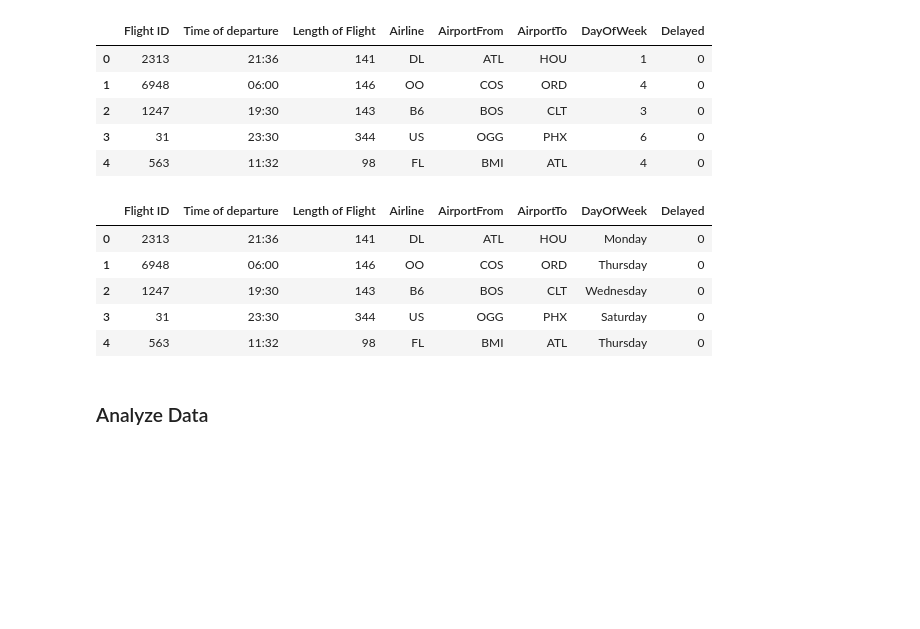
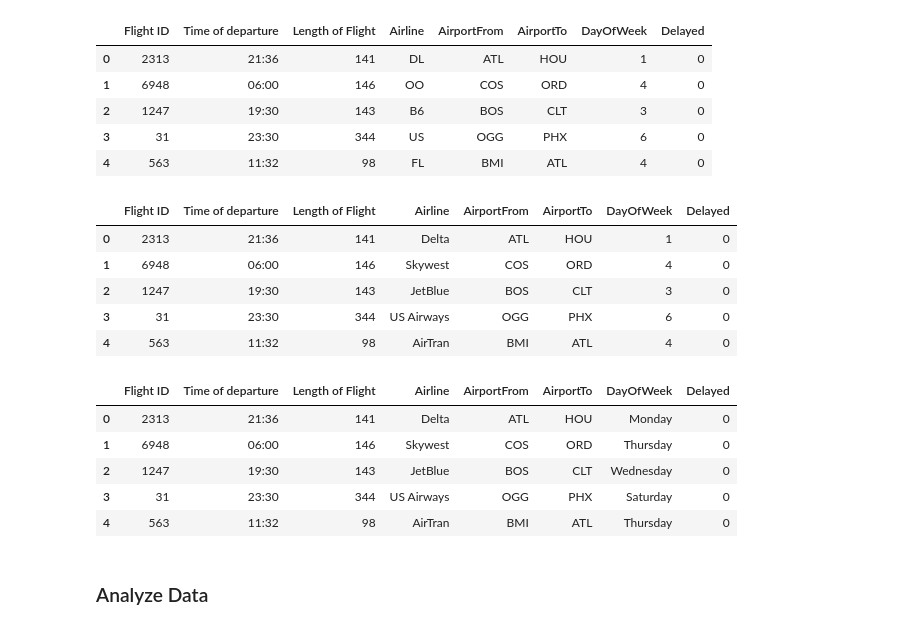
Before and after one commit to maurimc50/airline-delays, a Jupyter notebook: delays.ipynb, the cells around one changed output. Drawn from its saved outputs; the diff is of its cells as text; code cells hidden in the pictures; blank space fills up the shorter version.

```diff
--- a/delays.ipynb
+++ b/delays.ipynb
@@ -106,6 +113,37 @@ delays_df.head(5)
 | 2 | 1247 | 19:30 | 143 | B6 | BOS | CLT | 3 | 0 |
 | 3 | 31 | 23:30 | 344 | US | OGG | PHX | 6 | 0 |
 | 4 | 563 | 11:32 | 98 | FL | BMI | ATL | 4 | 0 |
+# %%
+# Rename the 'Airline' column to the name of the airline
+
+delays_df['Airline'] = delays_df['Airline'].map({
+    'WN': 'Southwest',
+    'DL': 'Delta',
+    'OO': 'Skywest',
+    'AA': 'American',
+    'MQ': 'Envoy',
+    'CO': 'Continental',
+    'XE': 'ExpressJet',
+    'US': 'US Airways',
+    'EV': 'Atlantic Southeast',
+    'UA': 'United',
+    'B6': 'JetBlue',
+    'FL': 'AirTran',
+    'AS': 'Alaska',
+    'OH': 'PSA',
+    'YV': 'MesaAir',
+    'F9': 'Frontier',
+    'HA': 'Hawaiian'
+})
+
+delays_df.head(5)
+# %% [output]
+|  | Flight ID | Time of departure | Length of Flight | Airline | AirportFrom | AirportTo | DayOfWeek | Delayed |
+| 0 | 2313 | 21:36 | 141 | Delta | ATL | HOU | 1 | 0 |
+| 1 | 6948 | 06:00 | 146 | Skywest | COS | ORD | 4 | 0 |
+| 2 | 1247 | 19:30 | 143 | JetBlue | BOS | CLT | 3 | 0 |
+| 3 | 31 | 23:30 | 344 | US Airways | OGG | PHX | 6 | 0 |
+| 4 | 563 | 11:32 | 98 | AirTran | BMI | ATL | 4 | 0 |
 # %%
 # Change 'DayofWeek' column from numbers to days of the week
 
@@ -121,10 +159,10 @@ delays_df['DayOfWeek'] = delays_df['DayOfWeek'].map({
 delays_df.head(5)
 # %% [output]
 |  | Flight ID | Time of departure | Length of Flight | Airline | AirportFrom | AirportTo | DayOfWeek | Delayed |
-| 0 | 2313 | 21:36 | 141 | DL | ATL | HOU | Monday | 0 |
-| 1 | 6948 | 06:00 | 146 | OO | COS | ORD | Thursday | 0 |
-| 2 | 1247 | 19:30 | 143 | B6 | BOS | CLT | Wednesday | 0 |
-| 3 | 31 | 23:30 | 344 | US | OGG | PHX | Saturday | 0 |
-| 4 | 563 | 11:32 | 98 | FL | BMI | ATL | Thursday | 0 |
+| 0 | 2313 | 21:36 | 141 | Delta | ATL | HOU | Monday | 0 |
+| 1 | 6948 | 06:00 | 146 | Skywest | COS | ORD | Thursday | 0 |
+| 2 | 1247 | 19:30 | 143 | JetBlue | BOS | CLT | Wednesday | 0 |
+| 3 | 31 | 23:30 | 344 | US Airways | OGG | PHX | Saturday | 0 |
+| 4 | 563 | 11:32 | 98 | AirTran | BMI | ATL | Thursday | 0 |
 # %% [markdown]
 ### Analyze Data
```
Also changed, not shown: parts of 6 cells of this notebook, 1 other file.
